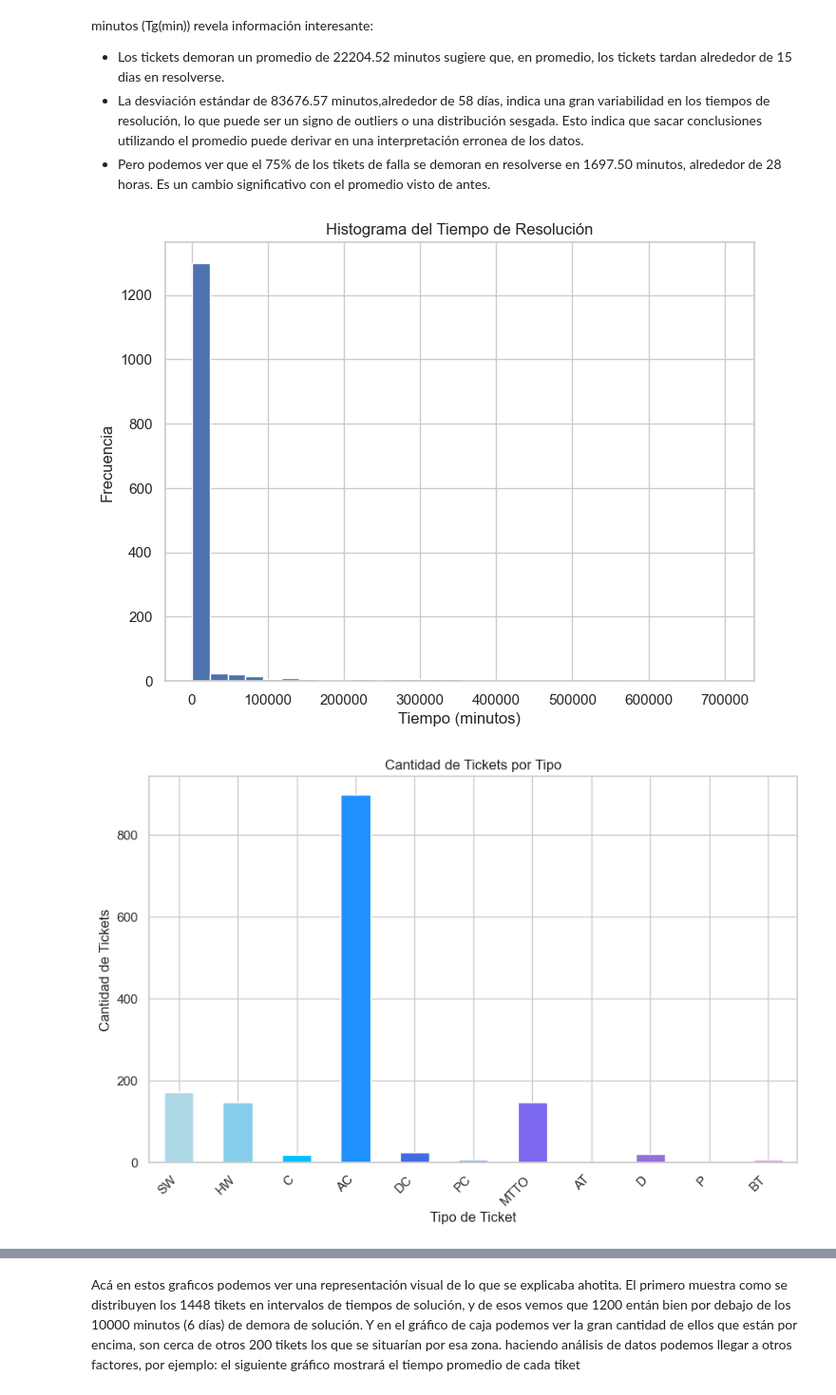
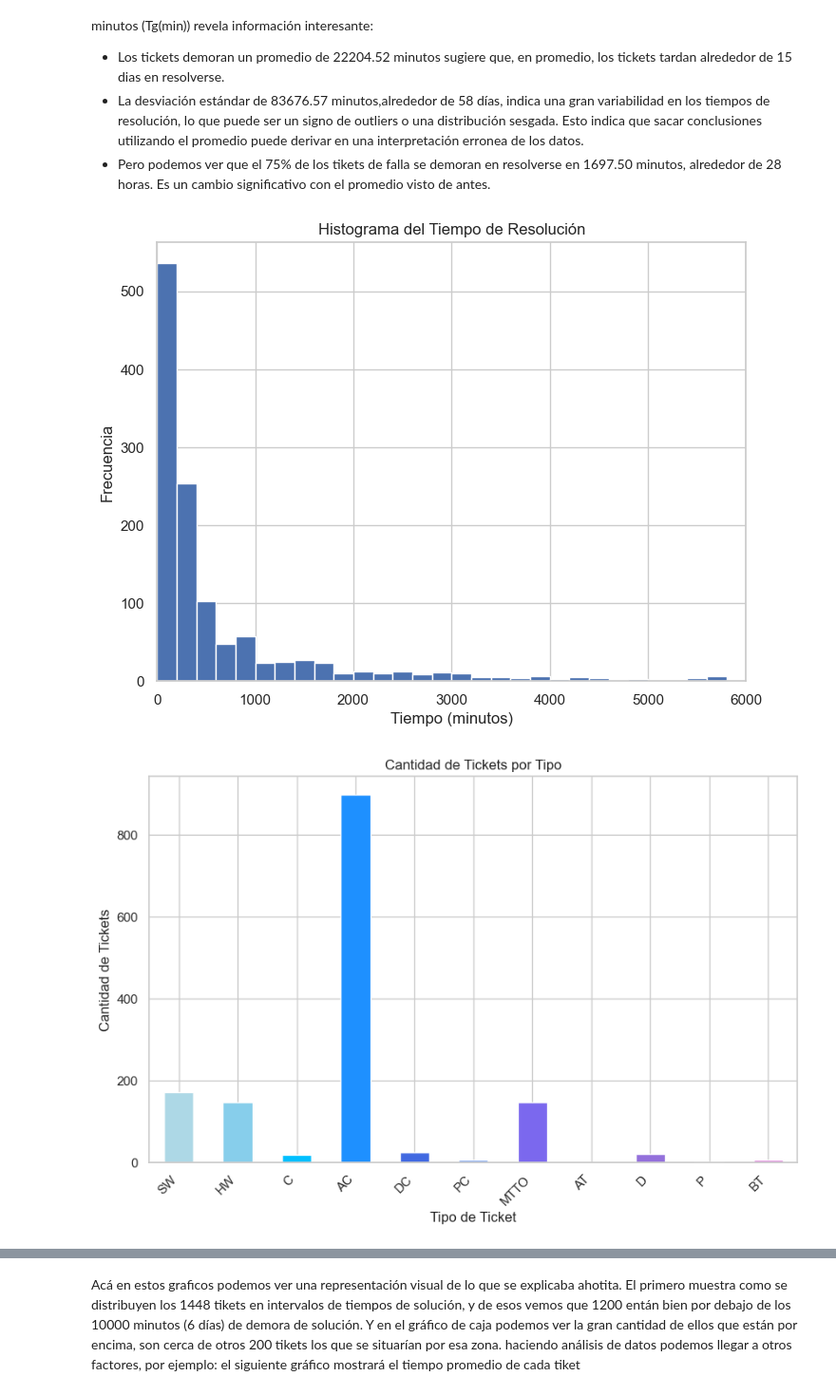
Before and after one commit to AmaliaGlezO/Tikets-de-falla-de-ETECSA, a Jupyter notebook: Amalia.ipynb, the cells around one changed output, grey strips where cells are left out. Shown at 95% size. Cells and saved outputs as stored; diff of their text form; code cells hidden in the pictures.

Commit message:
arreglo de la limpieza y gráficos

```diff
--- a/Trabajo2.0.ipynb
+++ b/Amalia.ipynb
@@ -49,37 +53,42 @@ Las variables binarias 'SW', 'HW', 'C', 'AC', 'DC', 'PC', 'MTTO', 'AT', 'D', 'P'
 - La desviación estándar de 83676.57 minutos,alrededor de 58 días, indica una gran variabilidad en los tiempos de resolución, lo que puede ser un signo de outliers o una distribución sesgada. Esto indica que sacar conclusiones utilizando el promedio puede derivar en una interpretación erronea de los datos.
 - Pero podemos ver que el 75% de los tikets de falla se demoran en resolverse en 1697.50 minutos, alrededor de 28 horas. Es un cambio significativo con el promedio visto de antes.
 # %%
-import pandas as pd
-import matplotlib.pyplot as plt
-
-# Cargar los datos
-data = pd.read_csv('Tickets.csv')
-
-# Crear los gráficos
-
-## Histograma del tiempo de resolución
+# Histograma del tiempo de resolución
 plt.figure(figsize=(8, 6))
-data['Tg (min)'].hist(bins=30)
+plt.hist(data['Tg (min)'], bins=30, range=(0, 6000)) # Ajusta el rango y la cantidad de barras
 plt.title('Histograma del Tiempo de Resolución')
 plt.xlabel('Tiempo (minutos)')
 plt.ylabel('Frecuencia')
+plt.xlim(0, 6000) # Ajusta el límite del eje x
 plt.show()
 
-## Gráfico de barras de tipos de tickets
+
+# Gráfico de barras de tipos de tickets
 plt.figure(figsize=(10, 6))
 data[['SW', 'HW', 'C', 'AC', 'DC', 'PC', 'MTTO', 'AT', 'D', 'P', 'BT']].sum().plot(kind='bar', color=['#ADD8E6', '#87CEEB', '#00BFFF', '#1E90FF', '#4169E1', '#6495ED', '#7B68EE', '#8A2BE2', '#9370DB', '#BA55D3', '#DA70D6'])
 plt.title('Cantidad de Tickets por Tipo')
 plt.xlabel('Tipo de Ticket')
 plt.ylabel('Cantidad de Tickets')
 plt.xticks(rotation=45, ha='right')
 plt.show()
 
-## Gráfico de caja del tiempo de resolución
+# Filtra los datos para tiempos menores a 10000 minutos
+data_menores_10000 = data[data['Tg (min)'] < 10000]
+# Crea el gráfico de caja para tiempos menores a 10000 minutos
 plt.figure(figsize=(8, 6))
-data.boxplot(column=['Tg (min)'])
-plt.title('Gráfico de Caja del Tiempo de Resolución')
+data_menores_10000.boxplot(column=['Tg (min)'])
+plt.title('Gráfico de Caja del Tiempo de Resolución (Menor a 10000 minutos)')
 plt.xlabel('Tiempo (minutos)')
 plt.show()
+
+# Filtra los datos para tiempos mayores a 10000 minutos
+data_mayores_10000 = data[data['Tg (min)'] >= 10000]
+# Crea el gráfico de caja para tiempos mayores a 10000 minutos
+plt.figure(figsize=(8, 6))
+data_mayores_10000.boxplot(column=['Tg (min)'])
+plt.title('Gráfico de Caja del Tiempo de Resolución (Mayor o igual a 10000 minutos)')
+plt.xlabel('Tiempo (minutos)')
+plt.show()
 # %% [output]
-[figure, old version]
+[figure, new version]
 [figure]
```
Also changed, not shown: parts of 7 cells of this notebook.
